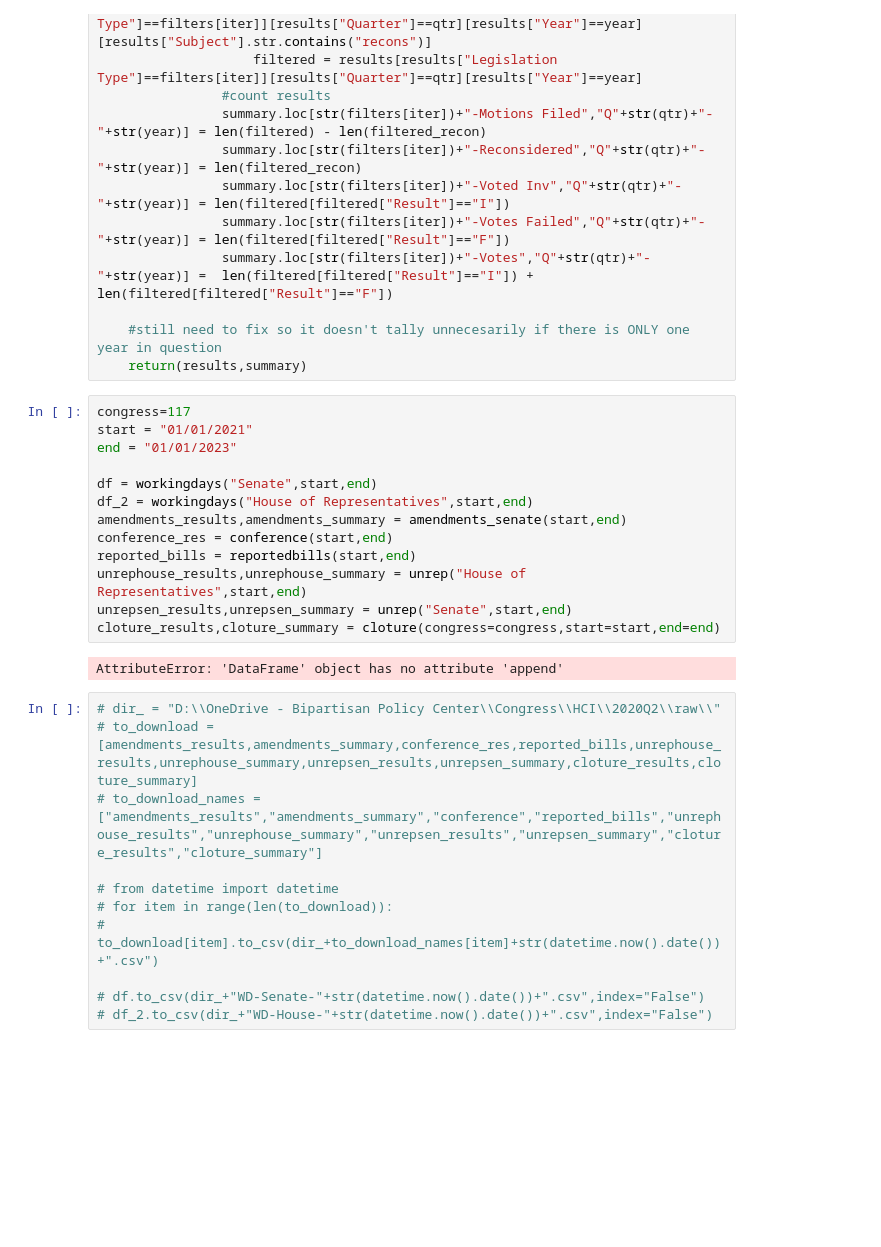
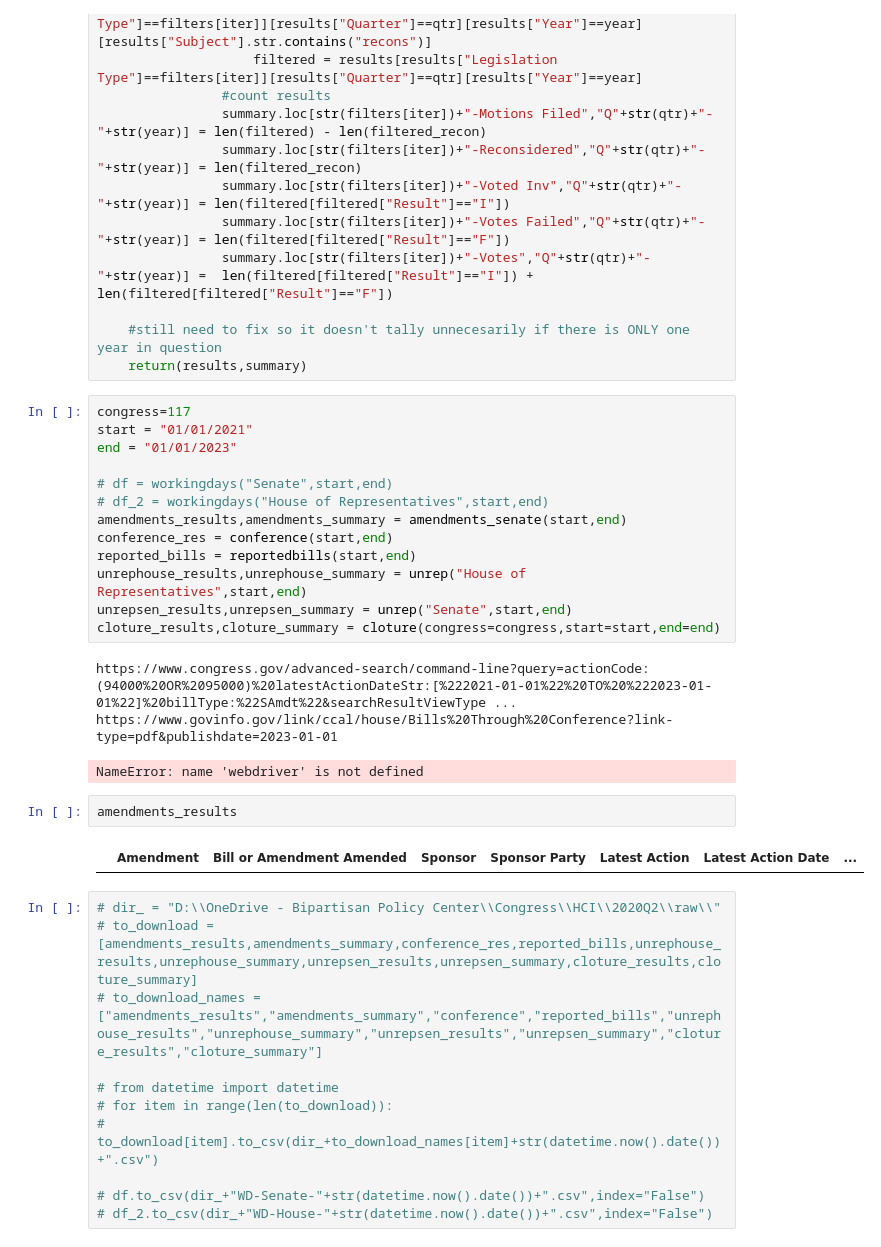
Before and after one commit to rachelorey/healthy-congress-index, a Jupyter notebook: HCIApp.ipynb, the cells around one changed output. Saved outputs shown, nothing was run; the diff lists cells and outputs as text; blank space fills up the shorter version.

```diff
--- a/HCIApp.ipynb
+++ b/HCIApp.ipynb
@@ -823,8 +826,8 @@ congress=117
 start = "01/01/2021"
 end = "01/01/2023"
 
-df = workingdays("Senate",start,end)
-df_2 = workingdays("House of Representatives",start,end)
+# df = workingdays("Senate",start,end)
+# df_2 = workingdays("House of Representatives",start,end)
 amendments_results,amendments_summary = amendments_senate(start,end)
 conference_res = conference(start,end)
 reported_bills = reportedbills(start,end)
@@ -832,7 +835,13 @@ unrephouse_results,unrephouse_summary = unrep("House of Representatives",start,e
 unrepsen_results,unrepsen_summary = unrep("Senate",start,end)
 cloture_results,cloture_summary = cloture(congress=congress,start=start,end=end)
 # %% [output]
-AttributeError: 'DataFrame' object has no attribute 'append'
+https://www.congress.gov/advanced-search/command-line?query=actionCode:(94000%20OR%2095000)%20latestActionDateStr:[%222021-01-01%22%20TO%20%222023-01-01%22]%20billType:%22SAmdt%22&searchResultViewType ...
+https://www.govinfo.gov/link/ccal/house/Bills%20Through%20Conference?link-type=pdf&publishdate=2023-01-01
+NameError: name 'webdriver' is not defined
+# %%
+amendments_results
+# %% [output]
+|  | Amendment | Bill or Amendment Amended | Sponsor | Sponsor Party | Latest Action | Latest Action Date | ... |
 # %%
 # dir_ = "D:\\OneDrive - Bipartisan Policy Center\\Congress\\HCI\\2020Q2\\raw\\"
 # to_download = [amendments_results,amendments_summary,conference_res,reported_bills,unrephouse_results,unrephouse_summary,unrepsen_results,unrepsen_summary,cloture_results,cloture_summary]
```
Also changed, not shown: parts of 3 cells of this notebook, 1 other file.
